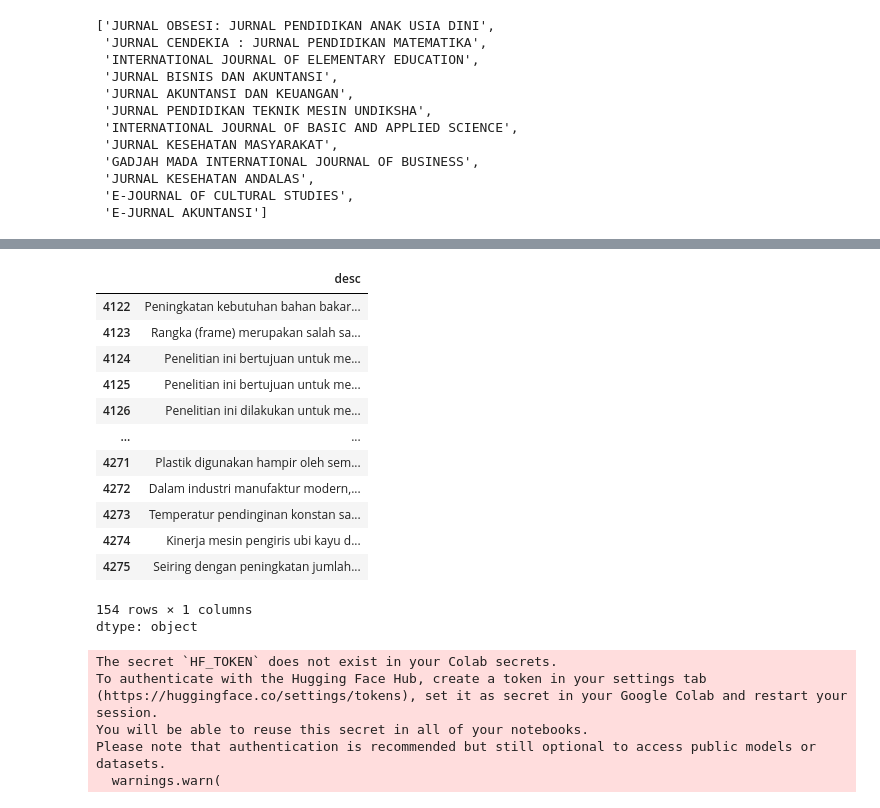
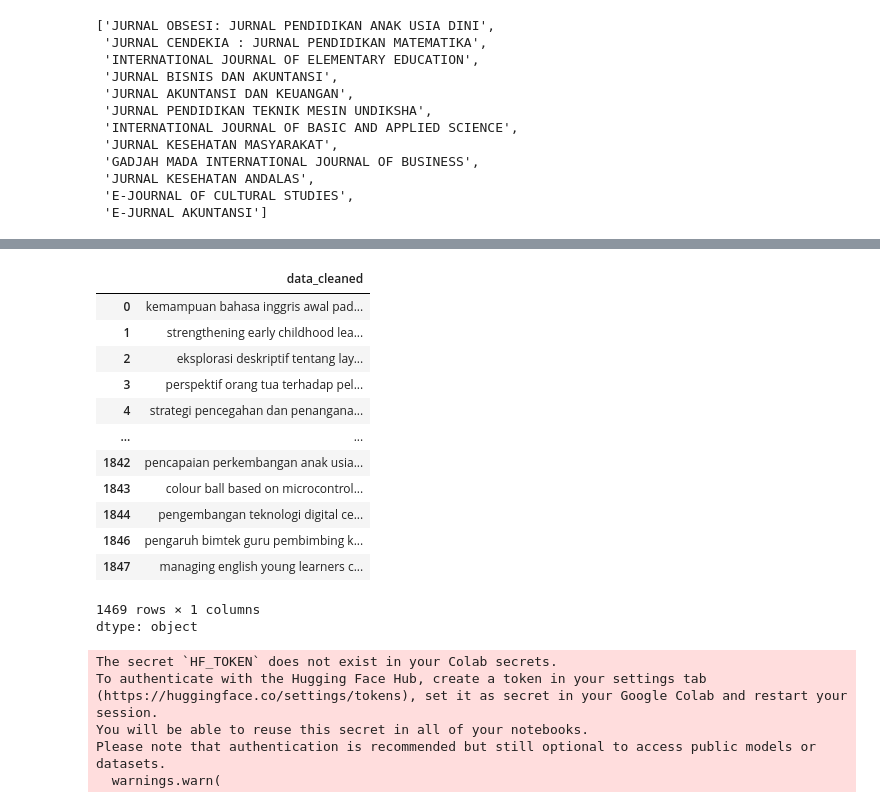
Before and after one commit to JejeTrue/Journal-Clustering, a Jupyter notebook: cluster_sinta2.ipynb, the cells around one changed output, grey strips where cells are left out. Saved outputs shown, nothing was run; the diff lists cells and outputs as text; code cells hidden in the pictures.

```diff
--- a/cluster_sinta2.ipynb
+++ b/cluster_sinta2.ipynb
@@ -26,9 +34,8 @@ cluster_sinta.ipynb   finetuning_RoBERTa.ipynb   Preprocessing.py
 # %%
 from Preprocessing import preprocess_text
 # %%
-df = pd.read_csv('/content/drive/MyDrive/skripsi/data/data_sinta_cleaned2.csv')
+df = pd.read_csv('/content/drive/MyDrive/skripsi/data/data_sinta_cleaned3.csv')
 df.dropna(inplace=True)
 df.drop_duplicates(inplace=True)
-
-df.head(500)
+df
 # %% [output]
@@ -98,40 +104,40 @@ df.to_csv('/content/drive/MyDrive/skripsi/data/data_sinta_cleaned.csv', index=Fa
 # %%
 '''
 1 'JURNAL OBSESI: JURNAL PENDIDIKAN ANAK USIA DINI',
 2 'JURNAL CENDEKIA : JURNAL PENDIDIKAN MATEMATIKA',
 3 'INTERNATIONAL JOURNAL OF ELEMENTARY EDUCATION',
 4 'JURNAL BISNIS DAN AKUNTANSI',
 5 'JURNAL AKUNTANSI DAN KEUANGAN',
 6 'JURNAL PENDIDIKAN TEKNIK MESIN UNDIKSHA',
 7 'INTERNATIONAL JOURNAL OF BASIC AND APPLIED SCIENCE',
 8 'JURNAL KESEHATAN MASYARAKAT',
 9 'GADJAH MADA INTERNATIONAL JOURNAL OF BUSINESS',
 10 'JURNAL KESEHATAN ANDALAS',
 11 'E-JOURNAL OF CULTURAL STUDIES',
 12 'E-JURNAL AKUNTANSI'
  '''
 
 
-jurnal_id = 6
+jurnal_id = 1
 
 
 data_jid = df[df['jid']==jurnal_id]
-data = data_jid['desc']
+data = data_jid['data_cleaned']
 data
 # %% [output]
-|  | desc |
-| 4122 | Peningkatan kebutuhan bahan bakar... |
-| 4123 | Rangka (frame) merupakan salah sa... |
-| 4124 | Penelitian ini bertujuan untuk me... |
-| 4125 | Penelitian ini bertujuan untuk me... |
-| 4126 | Penelitian ini dilakukan untuk me... |
+|  | data_cleaned |
+| 0 | kemampuan bahasa inggris awal pad... |
+| 1 | strengthening early childhood lea... |
+| 2 | eksplorasi deskriptif tentang lay... |
+| 3 | perspektif orang tua terhadap pel... |
+| 4 | strategi pencegahan dan penangana... |
 | ... | ... |
-| 4271 | Plastik digunakan hampir oleh sem... |
-| 4272 | Dalam industri manufaktur modern,... |
-| 4273 | Temperatur pendinginan konstan sa... |
-| 4274 | Kinerja mesin pengiris ubi kayu d... |
-| 4275 | Seiring dengan peningkatan jumlah... |
+| 1842 | pencapaian perkembangan anak usia... |
+| 1843 | colour ball based on microcontrol... |
+| 1844 | pengembangan teknologi digital ce... |
+| 1846 | pengaruh bimtek guru pembimbing k... |
+| 1847 | managing english young learners c... |
-154 rows × 1 columns
+1469 rows × 1 columns
 dtype: object
 # %%
 class RobertaClassifier(nn.Module):
```
Also changed, not shown: parts of 23 cells of this notebook.
